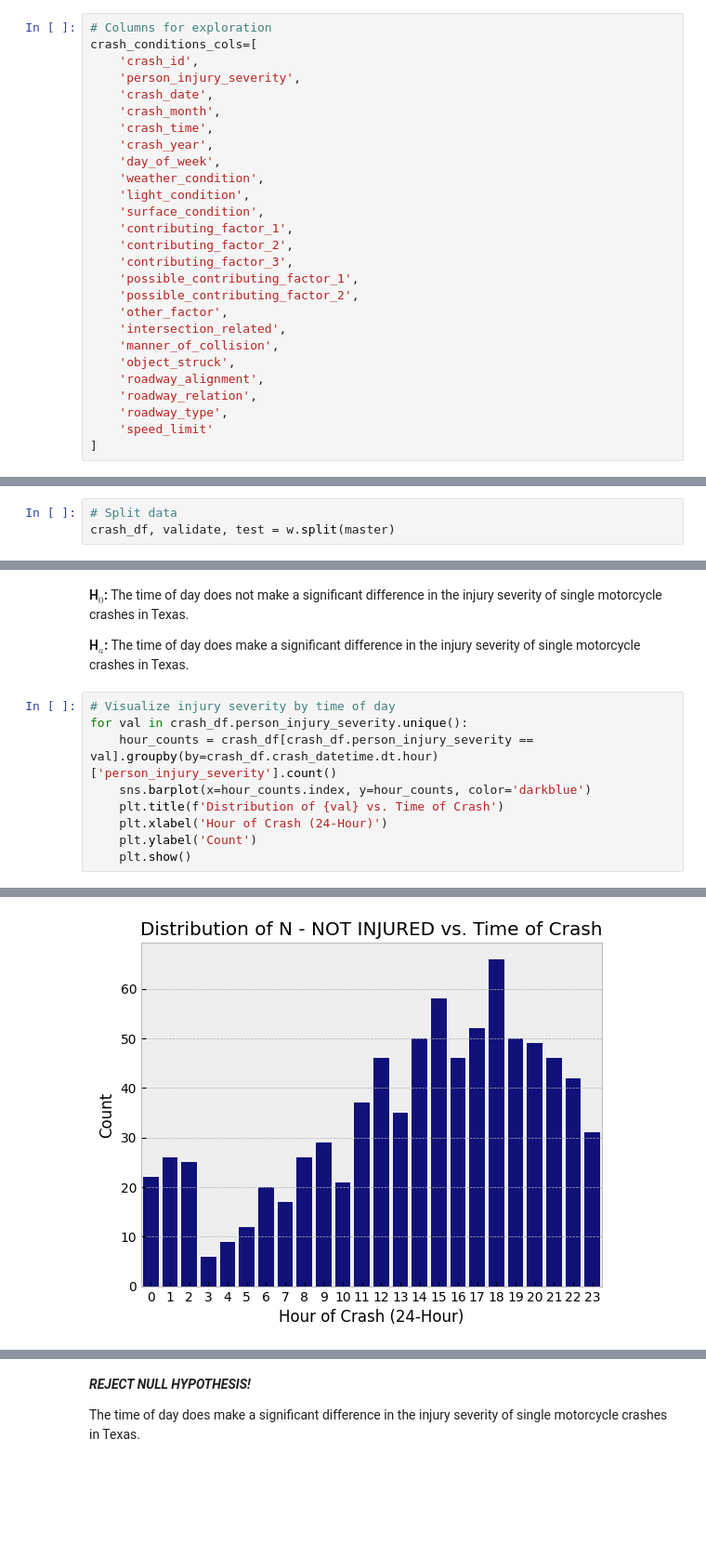
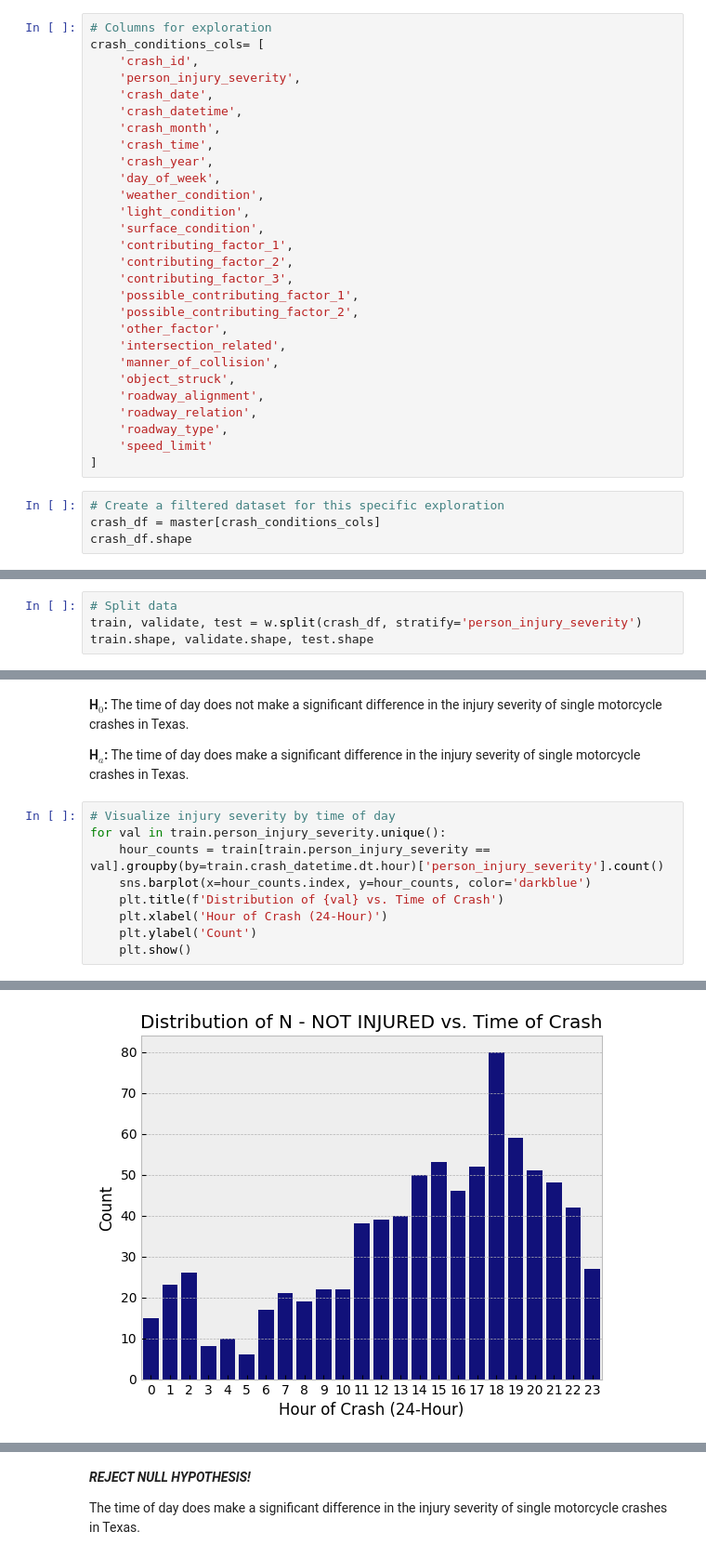
Before and after one commit to tex-wrex/tex-wrex, a Jupyter notebook: Jared/explore_conditions.ipynb, the cells around one changed output, grey strips where cells are left out. Shown at 93% size. Drawn from its saved outputs; the diff is of its cells as text; blank space fills up the shorter version.

Commit message:
Changed variable names to make more sense and actually applied exploration filter

```diff
--- a/Jared/explore_conditions.ipynb
+++ b/Jared/explore_conditions.ipynb
@@ -64,9 +63,10 @@ master.head(3)
 # %%
 # Columns for exploration
-crash_conditions_cols=[
+crash_conditions_cols= [
     'crash_id',
     'person_injury_severity',
     'crash_date',
+    'crash_datetime',
     'crash_month',
     'crash_time',
     'crash_year',
@@ -88,3 +88,7 @@ crash_conditions_cols=[
     'roadway_type',
     'speed_limit'
 ]
+# %%
+# Create a filtered dataset for this specific exploration
+crash_df = master[crash_conditions_cols]
+crash_df.shape
@@ -91,3 +97,4 @@ crash_conditions_cols=[
 # %%
 # Split data
-crash_df, validate, test = w.split(master)
+train, validate, test = w.split(crash_df, stratify='person_injury_severity')
+train.shape, validate.shape, test.shape
@@ -132,8 +141,8 @@ crash_df, validate, test = w.split(master)
 <b>H$_a$:</b> The time of day does make a significant difference in the injury severity of single motorcycle crashes in Texas.
 # %%
 # Visualize injury severity by time of day
-for val in crash_df.person_injury_severity.unique():
-    hour_counts = crash_df[crash_df.person_injury_severity == val].groupby(by=crash_df.crash_datetime.dt.hour)['person_injury_severity'].count()
+for val in train.person_injury_severity.unique():
+    hour_counts = train[train.person_injury_severity == val].groupby(by=train.crash_datetime.dt.hour)['person_injury_severity'].count()
     sns.barplot(x=hour_counts.index, y=hour_counts, color='darkblue')
     plt.title(f'Distribution of {val} vs. Time of Crash')
     plt.xlabel('Hour of Crash (24-Hour)')
@@ -146,3 +155,3 @@ for val in crash_df.person_injury_severity.unique():
-[figure, old version]
+[figure, new version]
 # %%
 # Stat test variables using a chi2_contingency test
```
Also changed, not shown: parts of 11 cells of this notebook.
